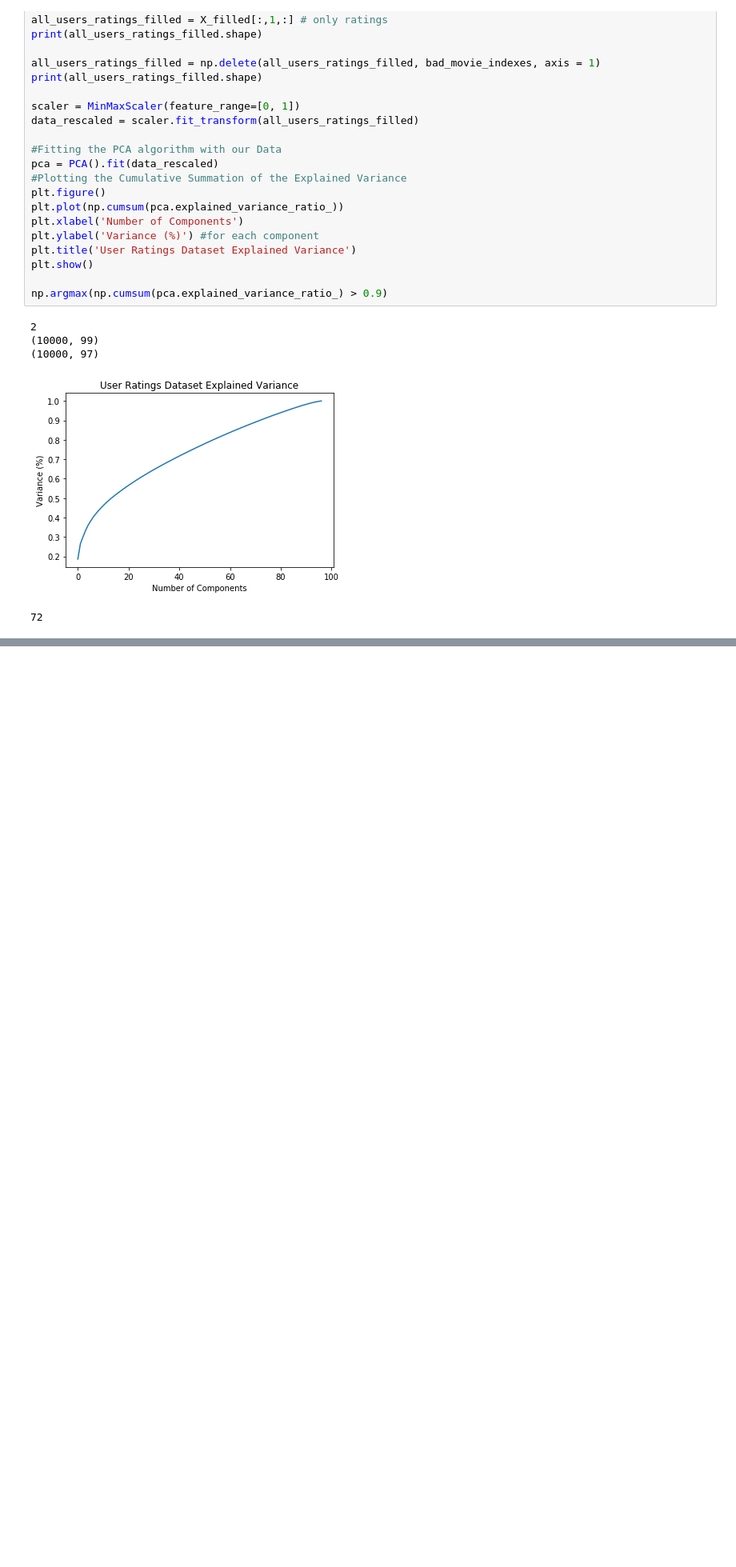
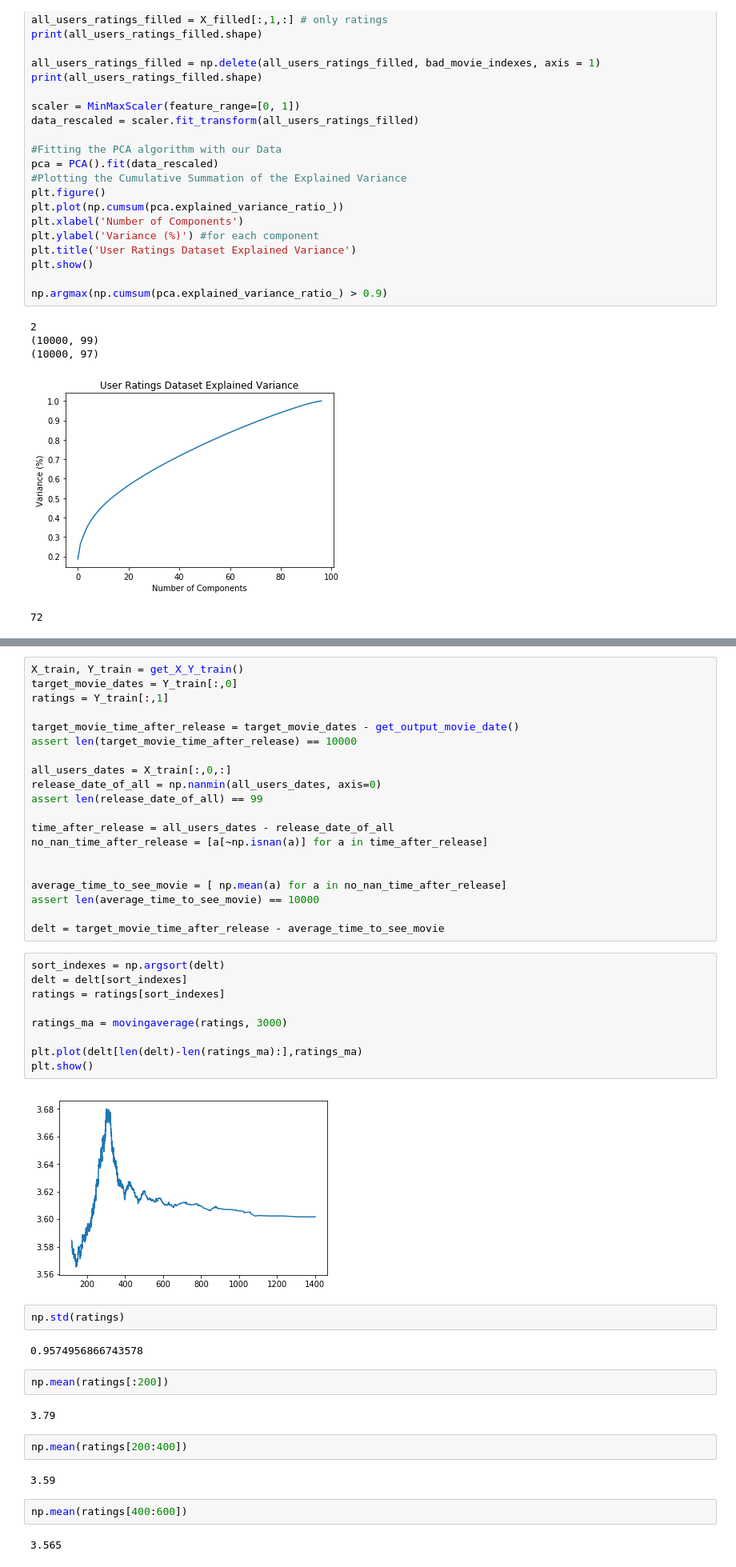
Before and after one commit to JonathanSomer/StatisticalLearningClassCompetition, a Jupyter notebook: visualize_data.ipynb, the cells around one changed output, grey strips where cells are left out. Shown at 80% size. Cells and saved outputs as stored; diff of their text form; blank space fills up the shorter version.

```diff
--- a/visualize_data.ipynb
+++ b/visualize_data.ipynb
@@ -112,0 +144,47 @@ np.argmax(np.cumsum(pca.explained_variance_ratio_) > 0.9)
+# %%
+X_train, Y_train = get_X_Y_train()
+target_movie_dates = Y_train[:,0]
+ratings = Y_train[:,1]
+
+target_movie_time_after_release = target_movie_dates - get_output_movie_date()
+assert len(target_movie_time_after_release) == 10000
+
+all_users_dates = X_train[:,0,:]
+release_date_of_all = np.nanmin(all_users_dates, axis=0)
+assert len(release_date_of_all) == 99
+
+time_after_release = all_users_dates - release_date_of_all
+no_nan_time_after_release = [a[~np.isnan(a)] for a in time_after_release]
+
+
+average_time_to_see_movie = [ np.mean(a) for a in no_nan_time_after_release]
+assert len(average_time_to_see_movie) == 10000
+
+delt = target_movie_time_after_release - average_time_to_see_movie
+# %%
+sort_indexes = np.argsort(delt)
+delt = delt[sort_indexes]
+ratings = ratings[sort_indexes]
+
+ratings_ma = movingaverage(ratings, 3000)
+
+plt.plot(delt[len(delt)-len(ratings_ma):],ratings_ma)
+plt.show()
+# %% [output]
+[figure, added]
+# %%
+np.std(ratings)
+# %% [output]
+0.9574956866743578
+# %%
+np.mean(ratings[:200])
+# %% [output]
+3.79
+# %%
+np.mean(ratings[200:400])
+# %% [output]
+3.59
+# %%
+np.mean(ratings[400:600])
+# %% [output]
+3.565
```
Also changed, not shown: parts of 4 cells of this notebook, 3 other files.
